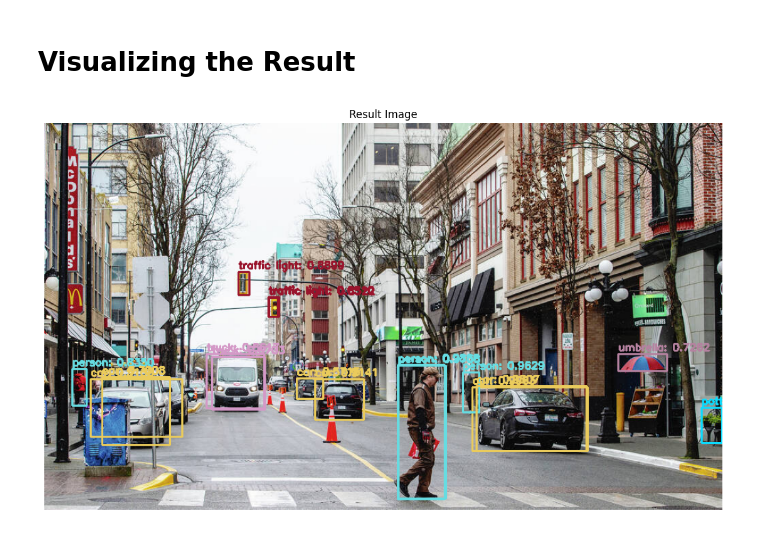
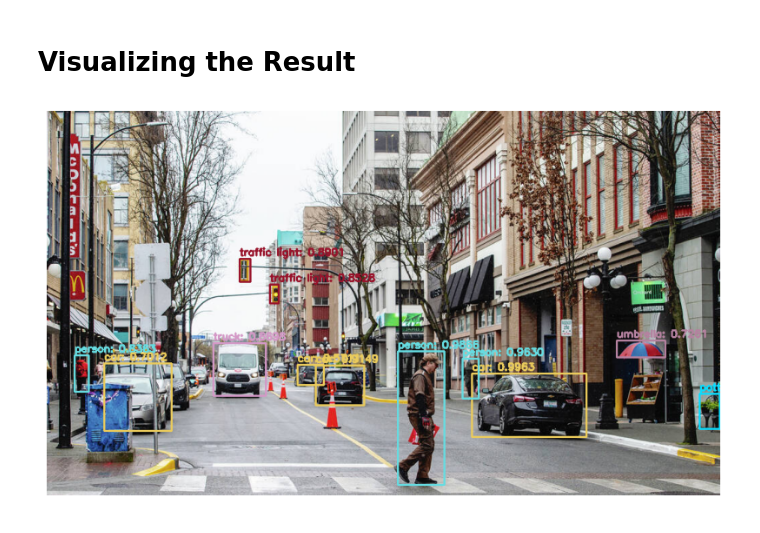
Before and after one commit to elahekhodaverdi/ComputerVision-Course, a Jupyter notebook: CA3/YOLO object detection/app.ipynb, the cells around one changed output. Cells and saved outputs as stored; diff of their text form; code cells hidden in the pictures.

Commit message:
yolo with little bug

```diff
--- a/CA3/YOLO object detection/app.ipynb
+++ b/CA3/YOLO object detection/app.ipynb
@@ -18,7 +18,8 @@ CONFIDENCE = 0.5
 THRESHOLD = 0.3
 
 # load our YOLO object detector trained on COCO dataset (80 classes)
-net = None # TODO
+net = cv2.dnn.readNetFromDarknet(YOLO_CONFIG_PATH, YOLO_WEIGHT)
+
 LABELS = open(YOLO_LABELES_PATH).read().strip().split("\n")
 
 # initialize a list of colors to represent each possible class label
@@ -26,16 +27,23 @@ np.random.seed(42)
 COLORS = np.random.randint(0, 255, size=(len(LABELS), 3), dtype="uint8")
 # %% [markdown]
 # Loading Image
+# %%
+def display_image(image):
+    plt.figure(figsize=(10, 8))
+    plt.imshow(image)
+    plt.axis('off')
+    plt.show()
 # %%
 # Load our input image from the specified address
-image = None # TODO
+image = cv2.imread(IMAGE_ADDRESS)
 
 # Convert the image from RGB to BGR color space (OpenCV uses BGR by default)
-image = None # TODO
+image = cv2.cvtColor(image, cv2.COLOR_BGR2RGB)
+
 
 # Grab the spatial dimensions (height and width) of the image
-H, W = None # TODO
+H, W = image.shape[0], image.shape[1]
 
 # Display Original Image
-# TODO
+display_image(image)
 # %% [output]
@@ -50,12 +58,13 @@ def YOLO(image, net):
     ln = [ln[i - 1] for i in net.getUnconnectedOutLayers()]
 
     # Construct a blob from the input image and perform mean subtraction, scaling, and channel swapping
-    blob = None # TODO
+    blob = cv2.dnn.blobFromImage(image, scalefactor=1/255.0, size=(416, 416), mean=(0, 0, 0), swapRB=True, crop=False)
+
     # Set the blob as input to the network
-    # TODO
+    net.setInput(blob)
 
     # Perform a forward pass through the network to get the output predictions
-    layerOutputs = None # TODO
+    layerOutputs = net.forward(ln)
 
     # Initialize lists to store the bounding boxes, confidences, and class IDs of the detected objects
     boxes = []
@@ -102,7 +111,7 @@ def YOLO(image, net):
             # Draw a rectangle around the detected object on the image
             # The rectangle is defined by the top-left corner (x, y) and the bottom-right corner (x + w, y + h)
             # The color and thickness of the rectangle are specified
-            # TODO
+            cv2.rectangle(image, (x, y), (x + w, y + h), color, 2)
 
             # Prepare the text label to display the object's class and confidence score
             # The label is formatted to include the class name and confidence score with four decimal places
@@ -110,7 +119,7 @@ def YOLO(image, net):
 
             # Draw the text label on the image above the bounding box
             # The text is placed at the position (x, y - 5) with the specified font type, size, color, and thickness
-            # TODO
+            cv2.putText(image, text, (x, y - 5), cv2.FONT_HERSHEY_SIMPLEX, 0.5, color, 2)
 
     # Return the output image with the drawn bounding boxes and labels
     return image
@@ -118,8 +127,8 @@ def YOLO(image, net):
 # Visualizing the Result
 # %%
 # Detect objects of the image
-result = None # TODO
+result = YOLO(image, net)
 
-# TODO
+display_image(result)
 # %% [output]
-[figure, old version]
+[figure, new version]
```
Also changed, not shown: parts of 1 cell of this notebook.
